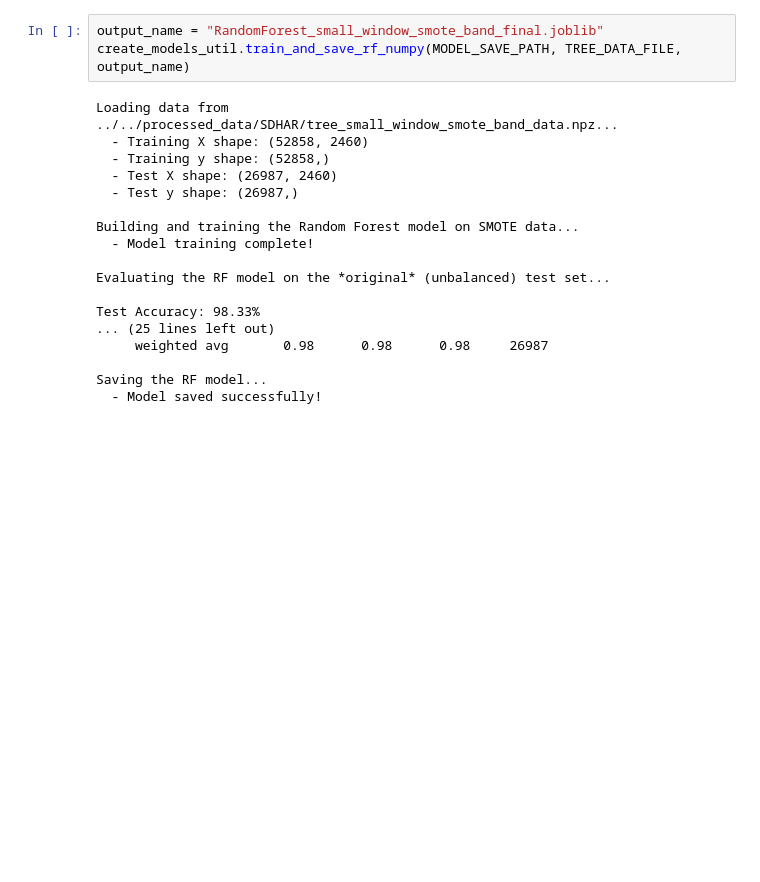
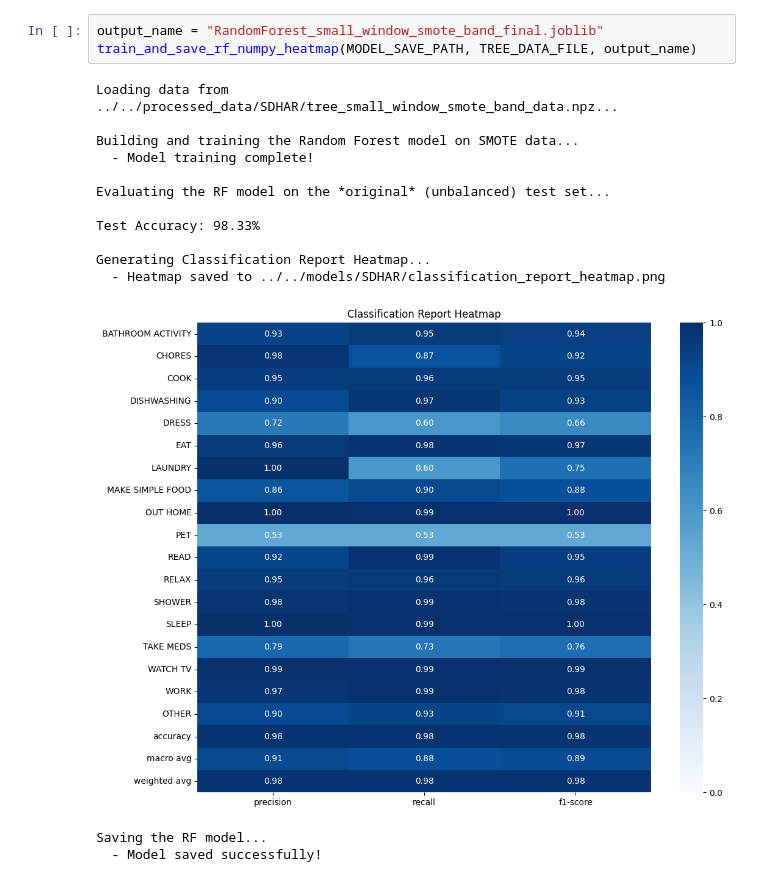
Before and after one commit to jessevfranks/SDHAR-Dataset-Project, a Jupyter notebook: src/trainers/train_small_window_smote_wrist_band_models.ipynb, the cells around one changed output. Drawn from its saved outputs; the diff is of its cells as text; blank space fills up the shorter version.

Commit message:
Heatmap

```diff
--- a/src/trainers/train_small_window_smote_wrist_band_models.ipynb
+++ b/src/trainers/train_small_window_smote_wrist_band_models.ipynb
@@ -20,21 +78,18 @@ activity_names = ["BATHROOM ACTIVITY", "CHORES", "COOK", "DISHWASHING", "DRESS",
 # %%
 output_name = "RandomForest_small_window_smote_band_final.joblib"
-create_models_util.train_and_save_rf_numpy(MODEL_SAVE_PATH, TREE_DATA_FILE, output_name)
+train_and_save_rf_numpy_heatmap(MODEL_SAVE_PATH, TREE_DATA_FILE, output_name)
 # %% [output]
 Loading data from ../../processed_data/SDHAR/tree_small_window_smote_band_data.npz...
-  - Training X shape: (52858, 2460)
-  - Training y shape: (52858,)
-  - Test X shape: (26987, 2460)
-  - Test y shape: (26987,)
 
 Building and training the Random Forest model on SMOTE data...
   - Model training complete!
 
 Evaluating the RF model on the *original* (unbalanced) test set...
 
 Test Accuracy: 98.33%
-... (25 lines left out)
-     weighted avg       0.98      0.98      0.98     26987
 
-Saving the RF model...
-  - Model saved successfully!
+Generating Classification Report Heatmap...
+  - Heatmap saved to ../../models/SDHAR/classification_report_heatmap.png
+[figure, added]
+Saving the RF model...
+  - Model saved successfully!
```
Also changed, not shown: parts of 2 cells of this notebook.
